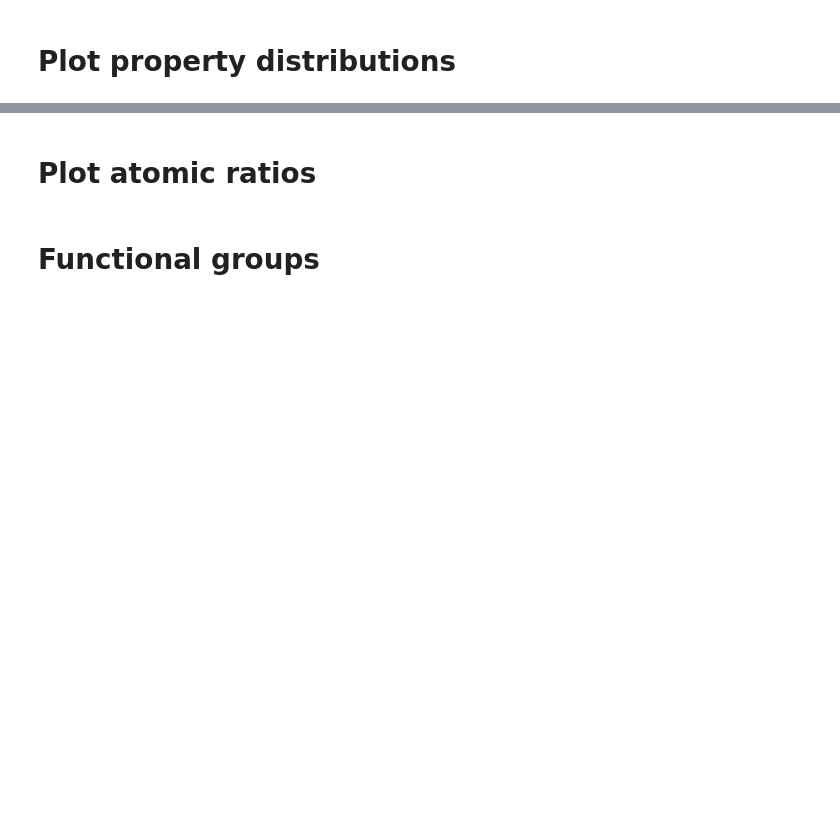
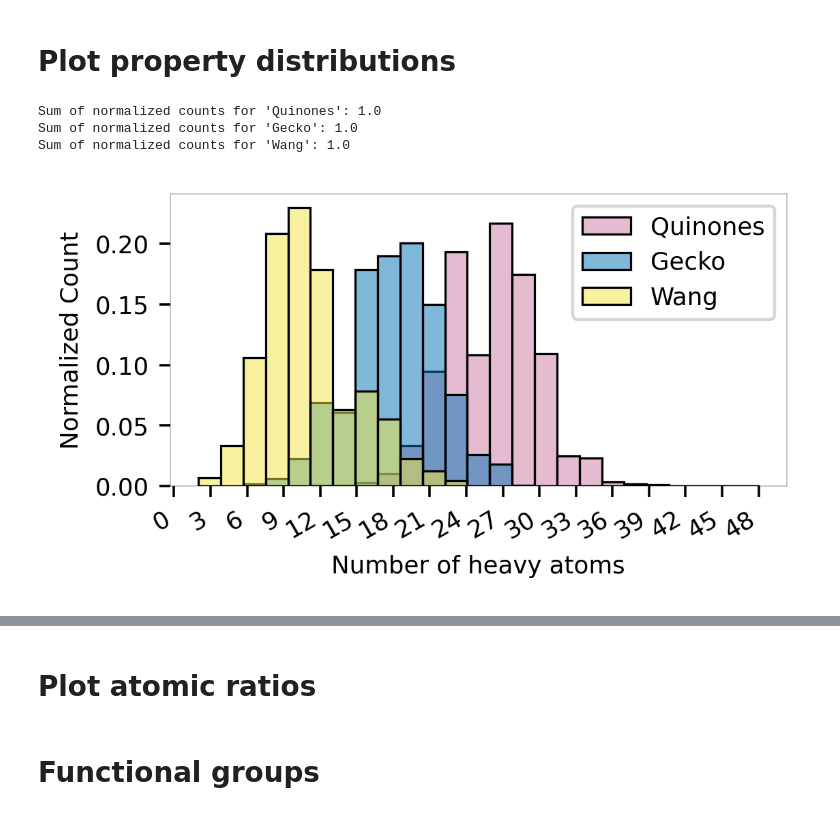
Before and after one commit to hilsan/atmospheric_compound_similarity_analysis, a Jupyter notebook: notebooks/for_manuscript.ipynb, the cells around one changed output, grey strips where cells are left out. Saved outputs shown, nothing was run; the diff lists cells and outputs as text; code cells hidden in the pictures; blank space fills up the shorter version.

```diff
--- a/notebooks/for_manuscript.ipynb
+++ b/notebooks/for_manuscript.ipynb
@@ -57,7 +59,10 @@ def load_natm_datasets():
 
 def plot_number_of_heavy_atoms(dataframe, label, foldername):
     "Plot the distribution of the heavy atoms"
-    sns.color_palette("colorblind")
+    # Set the palette
+    colorblind_palette = ['#D55E00', '#E69F00', '#009E73', '#56B4E9', '#0072B2', '#CC79A7', '#F0E442']
+    sns.set_palette(colorblind_palette)
+    colors = colorblind_palette
     plt.rc('font', size=8)
     dataframe['# heavy atoms'] = dataframe['# heavy atoms'].astype('float32')
     fig, ax1 = plt.subplots(figsize=(2.38, 2.0), dpi=300, constrained_layout=True)
@@ -469,10 +537,14 @@ plt.savefig('../reports/figures/all_tanimoto_gecko_220124'+'.png',  dpi=300, tra
 nbins = 200
 bin_edges = np.linspace(0, 1, nbins + 1)
 total = np.zeros(nbins)
-colors = sns.color_palette('colorblind')
 
-color_atm = [colors[2], colors[8], colors[4]]
-color_natm = [colors[2], colors[1],colors[5], colors[7], colors[0]]
+# Set the palette
+colorblind_palette = ['#D55E00', '#E69F00', '#009E73', '#56B4E9', '#0072B2', '#CC79A7', '#F0E442']
+sns.set_palette(colorblind_palette)
+colors = colorblind_palette
+
+color_atm = [colors[6], colors[4], colors[5]]
+color_natm = [colors[6],   colors[2],  colors[3], colors[0], colors[1]]
 legend='Gecko'
 fig, axs = plt.subplots(2,2, sharey=True, sharex=True, figsize=(18.0*cm,7.0*cm), dpi=300, gridspec_kw = {'wspace':0, 'hspace':0})
 plot_dataset_distr_outline(maccs_atm_datasets_gecko, list(maccs_atm_datasets_gecko.keys()), bin_edges,
@@ -603,25 +680,44 @@ for label in datasets.keys():
 ar_pd = pd.concat(ar_list, axis=0)
 adist_pd = pd.concat(adist_list, axis=0)
 # %%
+import matplotlib.pyplot as plt
+import seaborn as sns
+import pandas as pd
+import numpy as np
+
+# Constants
+nbins = 25  # Number of bins
+colorblind_palette = ['#D55E00', '#E69F00', '#009E73', '#56B4E9', '#0072B2', '#CC79A7', '#F0E442']
+colors = [colorblind_palette[6], colorblind_palette[4], colorblind_palette[5]]  # Colors for 'color_atm'
+labels = ['Quinones', 'Gecko', 'Wang']  # Legend labels
+
+# Plotting
 plt.rc('font', size=8)
 fig, ax1 = plt.subplots(figsize=(3.57, 2.0), dpi=320, constrained_layout=True)
-mycolors = []
-for c in np.arange(0,len(sns.color_palette("colorblind"))):
-    if c in [0,1,2,4,8]:
-        mycolors.append(sns.color_palette("colorblind")[c])
-nbins = 200
-bin_edges = np.linspace(0, 1, nbins + 1)
-total = np.zeros(nbins)
-color_atm = [mycolors[4], mycolors[2],  mycolors[3]]
-sns.histplot(data=adist_pd, x='# heavy atoms', hue='label', bins=25, stat='density', palette=color_atm, common_norm=False);
-ax1.set_xticks(np.arange(0, np.max(adist_pd['# heavy atoms'])+1, np.round(np.max(adist_pd['# heavy atoms'])/15)))
-plt.legend(['Quinones','Gecko','Wang'])
-plt.ylabel('Number of molecules')
+
+# Plot histogram with normalized counts
+sns.histplot(data=adist_pd, x='# heavy atoms', hue='label', bins=nbins, stat='probability', palette=colors, common_norm=False)
+
+# Calculate and print normalized counts for each category
+for label in labels:
+    subset_data = adist_pd[adist_pd['label'] == label]
+    counts, _ = np.histogram(subset_data['# heavy atoms'], bins=nbins)
+    normalized_counts = counts / counts.sum()
+    print(f"Sum of normalized counts for '{label}': {normalized_counts.sum()}")
+
+ax1.set_xticks(np.arange(0, np.max(adist_pd['# heavy atoms']) + 1, np.round(np.max(adist_pd['# heavy atoms']) / 15)))
+plt.legend(labels)
+plt.ylabel('Normalized Count')
 plt.xlabel('Number of heavy atoms')
-plt.setp(ax1.get_xticklabels(), rotation=30, horizontalalignment='right')
+plt.xticks(rotation=30, ha='right')
 plt.tight_layout()
-plt.savefig(foldername+'/'+'atmospheric_heavyAtoms_dist.png',
-            bbox_inches='tight', dpi=320)
+plt.savefig(foldername + '/' + 'atmospheric_heavyAtoms_dist.png', bbox_inches='tight', dpi=320)
+plt.show()
+# %% [output]
+Sum of normalized counts for 'Quinones': 1.0
+Sum of normalized counts for 'Gecko': 1.0
+Sum of normalized counts for 'Wang': 1.0
+[figure, added]
 # %%
 datasets = load_natm_datasets()
 ar_list = []
```
Also changed, not shown: parts of 18 cells of this notebook.
